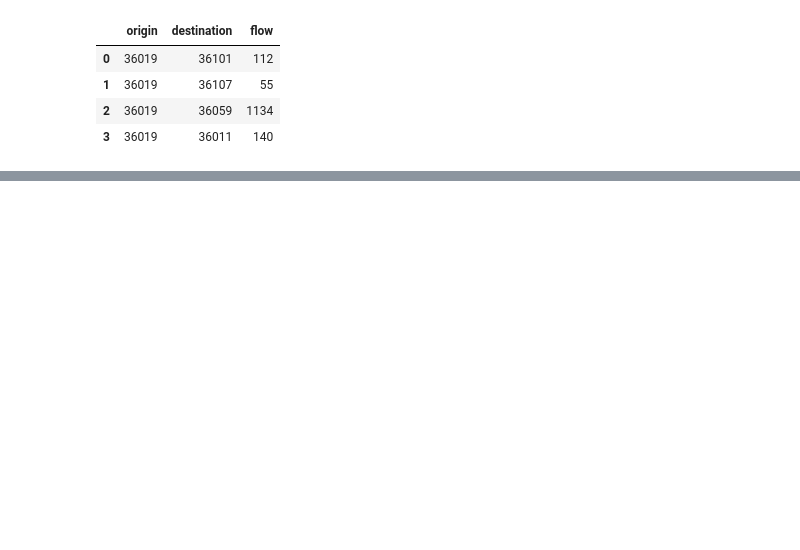
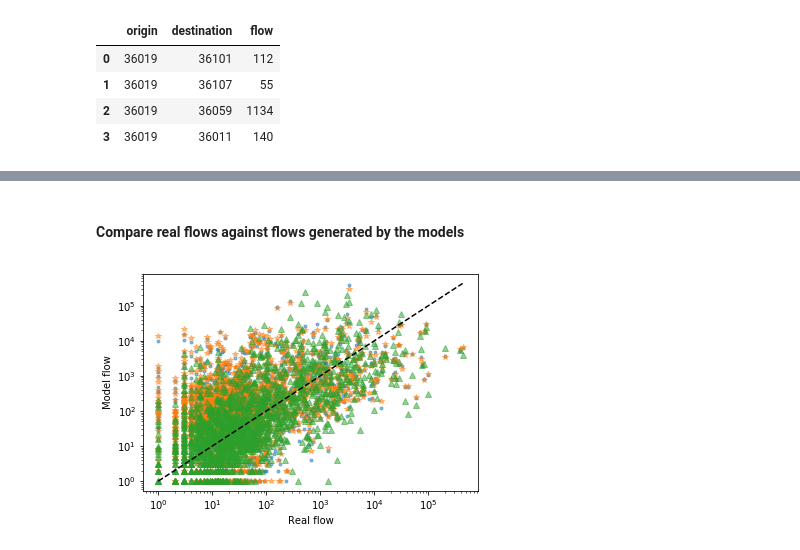
Before and after one commit to scikit-mobility/scikit-mobility, a Jupyter notebook: tutorial/4_flow_models_skmob_tutorial.ipynb, the cells around one changed output, grey strips where cells are left out. Drawn from its saved outputs; the diff is of its cells as text; code cells hidden in the pictures; blank space fills up the shorter version.

```diff
--- a/tutorial/4_flow_models_skmob_tutorial.ipynb
+++ b/tutorial/4_flow_models_skmob_tutorial.ipynb
@@ -458,0 +131,8 @@ RankDistance
+# %%
+np.random.seed(0)
+scGM_fdf_fitted = gravity_singly_fitted.generate(tessellation,
+                                   tile_id_column='tile_id',
+                                   tot_outflows_column='tot_outflow',
+                                   relevance_column= 'population',
+                                   out_format='flows')
+scGM_fdf_fitted[:4]
@@ -458,0 +151,2 @@ RankDistance
+# %%
+xy_fitted = fdf.merge(scGM_fdf_fitted, on=['origin', 'destination'])[['flow_x', 'flow_y']].values
@@ -458,0 +163,8 @@ RankDistance
+# %%
+np.random.seed(0)
+# flows_avg = radiation.generate(st, out_format='flows_average')
+rad_flows = radiation.generate(tessellation,
+                               tile_id_column='tile_id',
+                               tot_outflows_column='tot_outflow',
+                               relevance_column='population', out_format='flows_sample')
+rad_flows[:4]
@@ -458,0 +183,20 @@ RankDistance
+# %%
+xy_rad = fdf.merge(rad_flows, on=['origin', 'destination'])[['flow_x', 'flow_y']].values
+# %% [markdown]
+#### Compare real flows against flows generated by the models
+# %%
+plt.plot(xy[:,0], xy[:,1], '.', alpha=0.5)
+plt.plot(xy_fitted[:,0], xy_fitted[:,1], '*', alpha=0.5)
+plt.plot(xy_rad[:,0], xy_rad[:,1], '^', alpha=0.5)
+
+
+x = np.logspace(0, np.log10(np.max(xy)))
+plt.plot(x, x, '--k')
+
+plt.xlabel('Real flow')
+plt.ylabel('Model flow')
+
+plt.loglog()
+plt.show()
+# %% [output]
+[figure, added]
```
Also changed, not shown: parts of 94 cells of this notebook, 6 other files.
